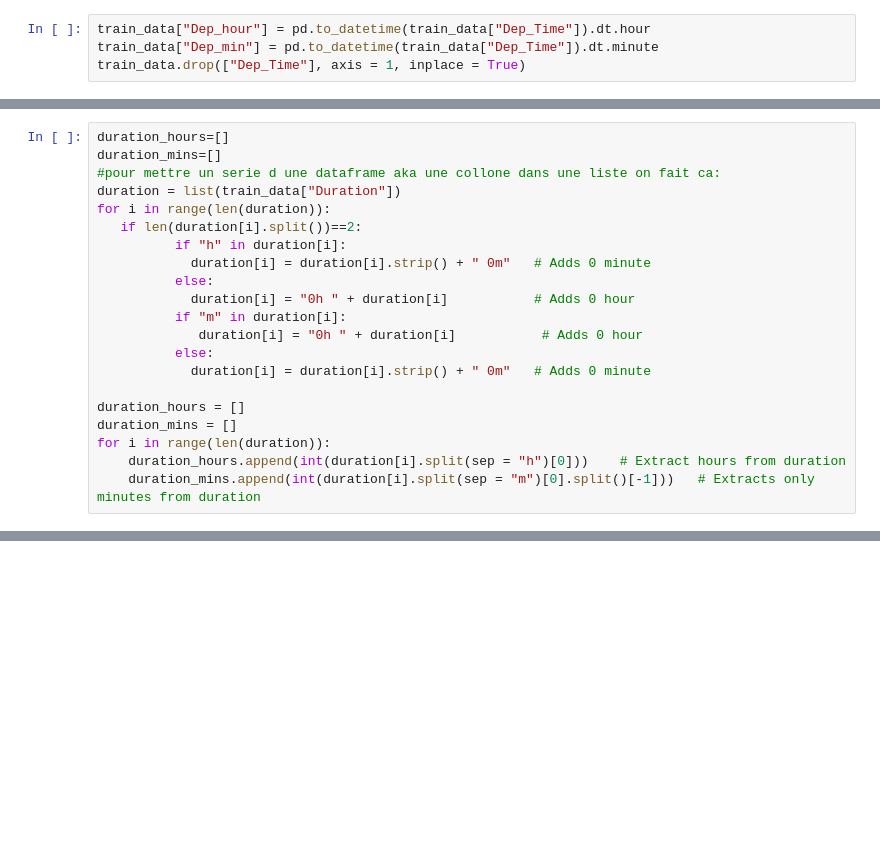
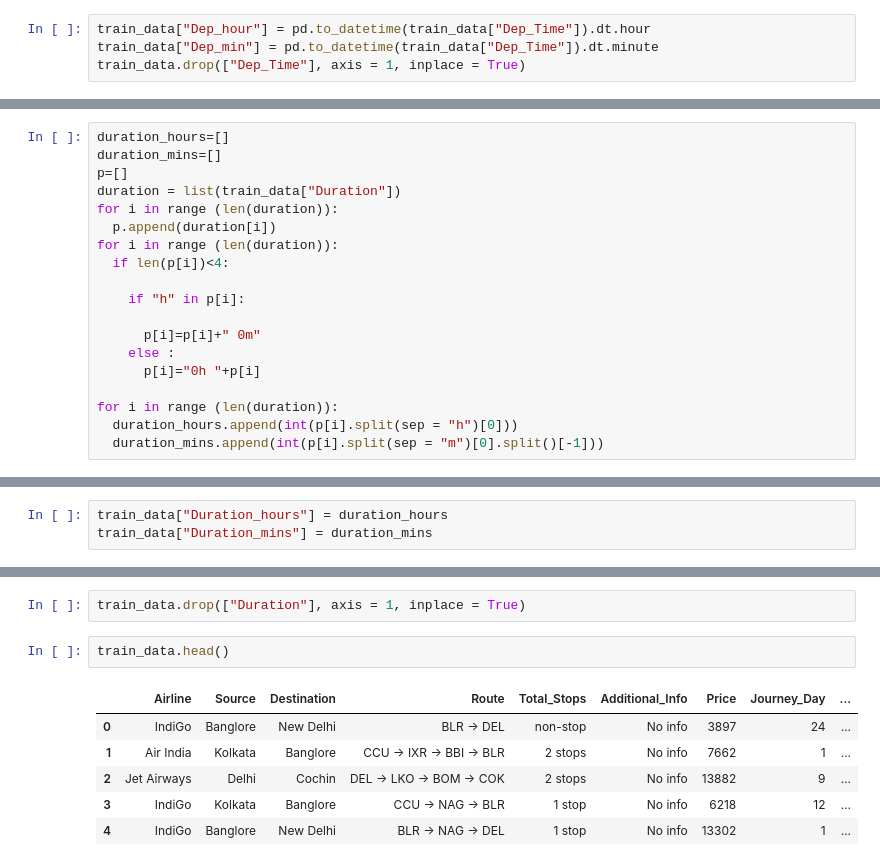
Before and after one commit to Soufiane07-05/FLIGHT-FARE-PREDICTION, a Jupyter notebook: FARE_FLIGHTS_PREDICTION.ipynb, the cells around one changed output, grey strips where cells are left out. Saved outputs shown, nothing was run; the diff lists cells and outputs as text; blank space fills up the shorter version.

```diff
--- a/FARE_FLIGHTS_PREDICTION.ipynb
+++ b/FARE_FLIGHTS_PREDICTION.ipynb
@@ -174,21 +174,19 @@ train_data.head()
 # %%
 duration_hours=[]
 duration_mins=[]
-#pour mettre un serie d une dataframe aka une collone dans une liste on fait ca:
+p=[]
 duration = list(train_data["Duration"])
-for i in range(len(duration)):
-   if len(duration[i].split())==2:
-          if "h" in duration[i]:
-            duration[i] = duration[i].strip() + " 0m"   # Adds 0 minute
-          else:
-            duration[i] = "0h " + duration[i]           # Adds 0 hour
-          if "m" in duration[i]:
-             duration[i] = "0h " + duration[i]           # Adds 0 hour
-          else:
-            duration[i] = duration[i].strip() + " 0m"   # Adds 0 minute
+for i in range (len(duration)):
+  p.append(duration[i])
+for i in range (len(duration)):
+  if len(p[i])<4:
 
-duration_hours = []
-duration_mins = []
-for i in range(len(duration)):
-    duration_hours.append(int(duration[i].split(sep = "h")[0]))    # Extract hours from duration
-    duration_mins.append(int(duration[i].split(sep = "m")[0].split()[-1]))   # Extracts only minutes from duration
+    if "h" in p[i]:
+
+      p[i]=p[i]+" 0m"
+    else :
+      p[i]="0h "+p[i]
+
+for i in range (len(duration)):
+  duration_hours.append(int(p[i].split(sep = "h")[0]))
+  duration_mins.append(int(p[i].split(sep = "m")[0].split()[-1]))
@@ -196,0 +193,3 @@ ValueError: ignored
+# %%
+train_data["Duration_hours"] = duration_hours
+train_data["Duration_mins"] = duration_mins
@@ -196,0 +205,11 @@ ValueError: ignored
+# %%
+train_data.drop(["Duration"], axis = 1, inplace = True)
+# %%
+train_data.head()
+# %% [output]
+|  | Airline | Source | Destination | Route | Total_Stops | Additional_Info | Price | Journey_Day | ... |
+| 0 | IndiGo | Banglore | New Delhi | BLR → DEL | non-stop | No info | 3897 | 24 | ... |
+| 1 | Air India | Kolkata | Banglore | CCU → IXR → BBI → BLR | 2 stops | No info | 7662 | 1 | ... |
+| 2 | Jet Airways | Delhi | Cochin | DEL → LKO → BOM → COK | 2 stops | No info | 13882 | 9 | ... |
+| 3 | IndiGo | Kolkata | Banglore | CCU → NAG → BLR | 1 stop | No info | 6218 | 12 | ... |
+| 4 | IndiGo | Banglore | New Delhi | BLR → NAG → DEL | 1 stop | No info | 13302 | 1 | ... |
```
Also changed, not shown: parts of 3 cells of this notebook.
